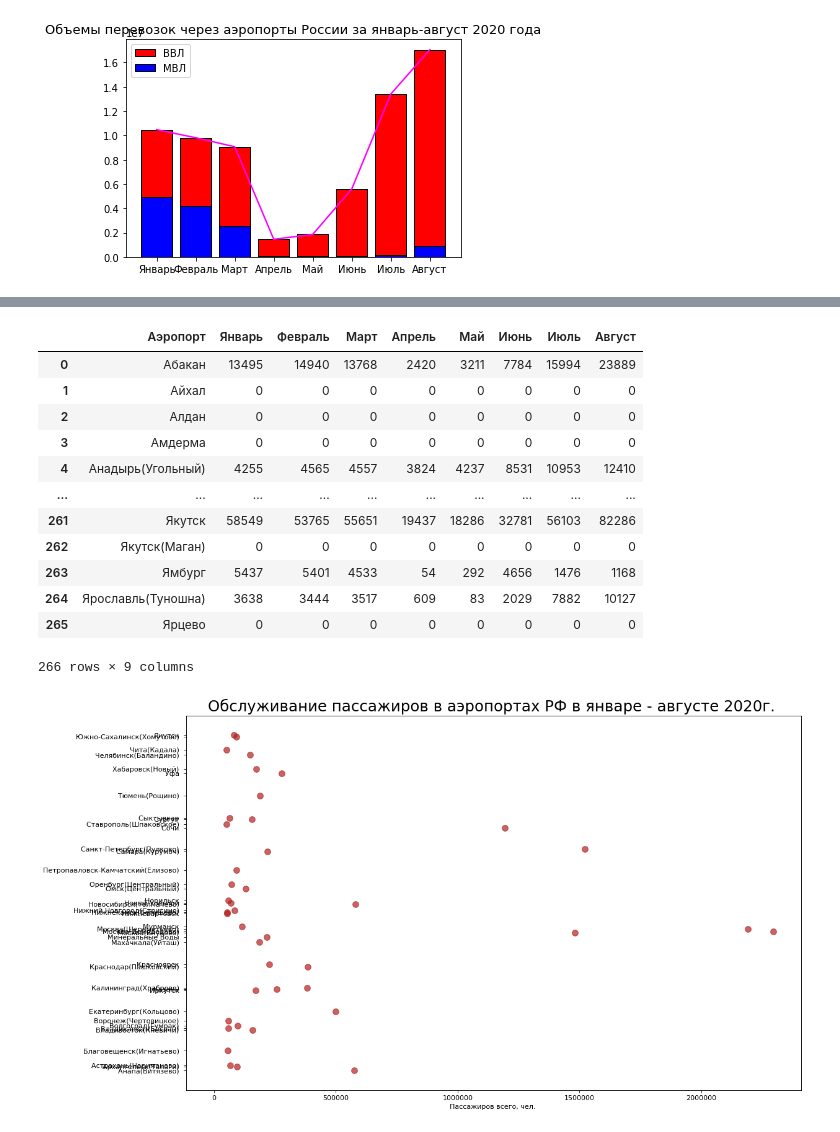
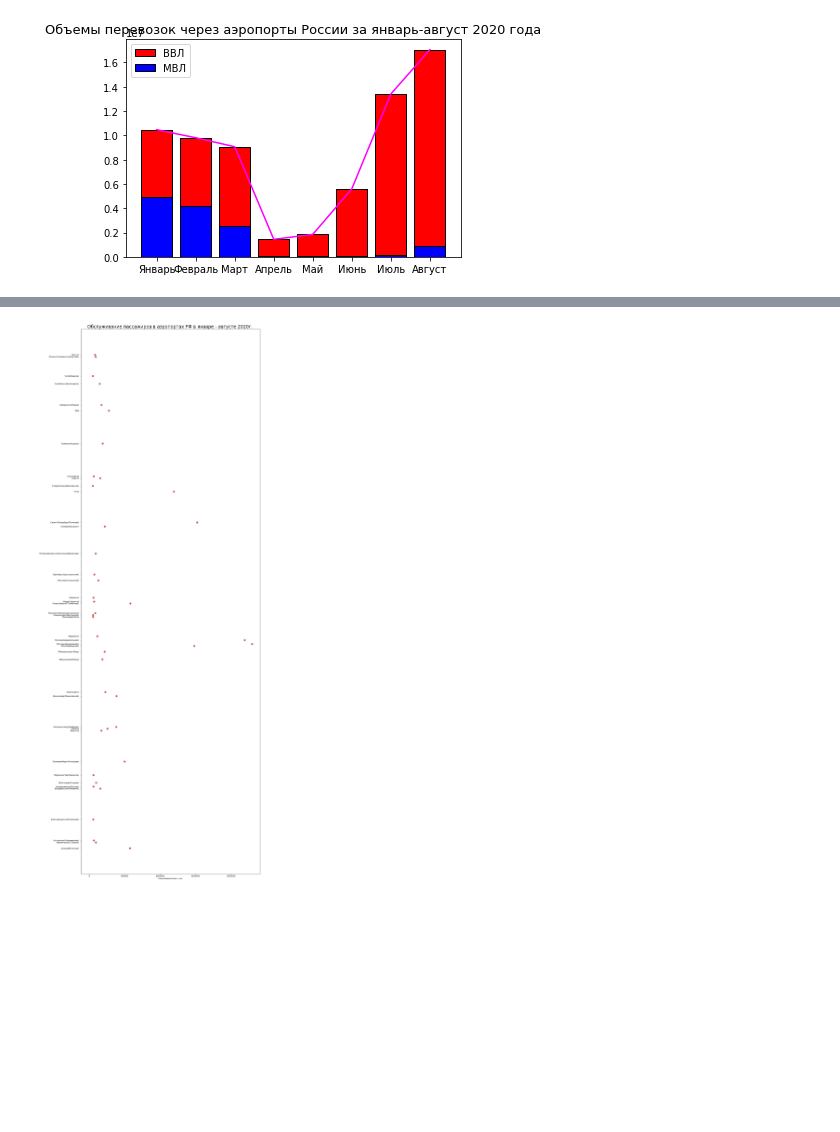
Before and after one commit to KseniyaBoeva/lessons, a Jupyter notebook: 16. Библиотека Matplotlib & Seaborn. Визуализация данных/visualization.ipynb, the cells around one changed output, grey strips where cells are left out. Saved outputs shown, nothing was run; the diff lists cells and outputs as text; code cells hidden in the pictures; blank space fills up the shorter version.

```diff
--- a/16. Библиотека Matplotlib & Seaborn. Визуализация данных/visualization.ipynb
+++ b/16. Библиотека Matplotlib & Seaborn. Визуализация данных/visualization.ipynb
@@ -109,34 +95,22 @@ df_air_comp
-# %%
-df_airp_pas = pd.read_csv('airports_passengers.csv')
-# %% [output]
-|  | Аэропорт | Январь | Февраль | Март | Апрель | Май | Июнь | Июль | Август |
-| 0 | Абакан | 13495 | 14940 | 13768 | 2420 | 3211 | 7784 | 15994 | 23889 |
-| 1 | Айхал | 0 | 0 | 0 | 0 | 0 | 0 | 0 | 0 |
-| 2 | Алдан | 0 | 0 | 0 | 0 | 0 | 0 | 0 | 0 |
-| 3 | Амдерма | 0 | 0 | 0 | 0 | 0 | 0 | 0 | 0 |
-| 4 | Анадырь(Угольный) | 4255 | 4565 | 4557 | 3824 | 4237 | 8531 | 10953 | 12410 |
-| ... | ... | ... | ... | ... | ... | ... | ... | ... | ... |
-| 261 | Якутск | 58549 | 53765 | 55651 | 19437 | 18286 | 32781 | 56103 | 82286 |
-| 262 | Якутск(Маган) | 0 | 0 | 0 | 0 | 0 | 0 | 0 | 0 |
-| 263 | Ямбург | 5437 | 5401 | 4533 | 54 | 292 | 4656 | 1476 | 1168 |
-| 264 | Ярославль(Туношна) | 3638 | 3444 | 3517 | 609 | 83 | 2029 | 7882 | 10127 |
-| 265 | Ярцево | 0 | 0 | 0 | 0 | 0 | 0 | 0 | 0 |
-266 rows × 9 columns
 # %%
+df_airp_pas = pd.read_csv('airports_passengers.csv')
 df_airp_pas_ag = df_airp_pas[['Аэропорт','Август']]
 df = df_airp_pas_ag.query('Август > 50000')
 
+#plt.figure(figsize=(10,500))
+
+
 # Draw plot
-fig, ax = plt.subplots(figsize=(16,10), dpi= 80)
+fig, ax = plt.subplots(figsize=(16,50), dpi= 80)
 ax.hlines(y=df.index, xmin=11, xmax=26, color='gray', alpha=0.7, linewidth=1, linestyles='dashdot')
 ax.scatter(y=df.index, x=df['Август'], s=75, color='firebrick', alpha=0.7)
 
 # Title, Label, Ticks and Ylim
 ax.set_title('Обслуживание пассажиров в аэропортах РФ в январе - августе 2020г. ', fontdict={'size':22})
 ax.set_xlabel('Пассажиров всего, чел. ')
 ax.set_yticks(df.index)
 ax.set_yticklabels(df['Аэропорт'], fontdict={'horizontalalignment': 'right'})
-#ax.set_xlim(10, 27)
+
 plt.show()
 # %% [output]
-[figure, old version]
+[figure, new version]
```
Also changed, not shown: parts of 4 cells of this notebook.
